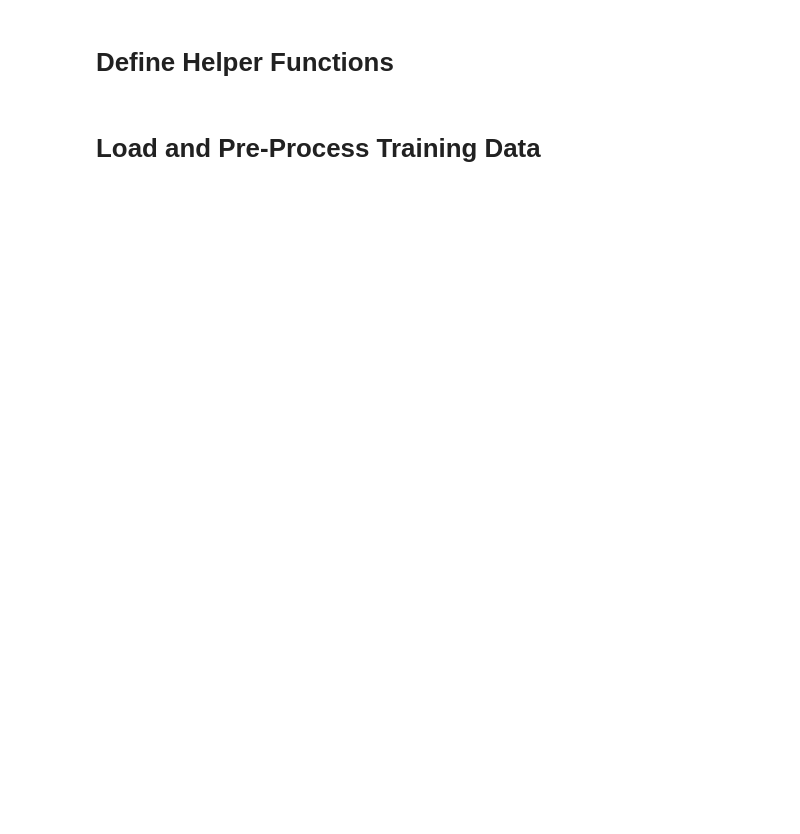
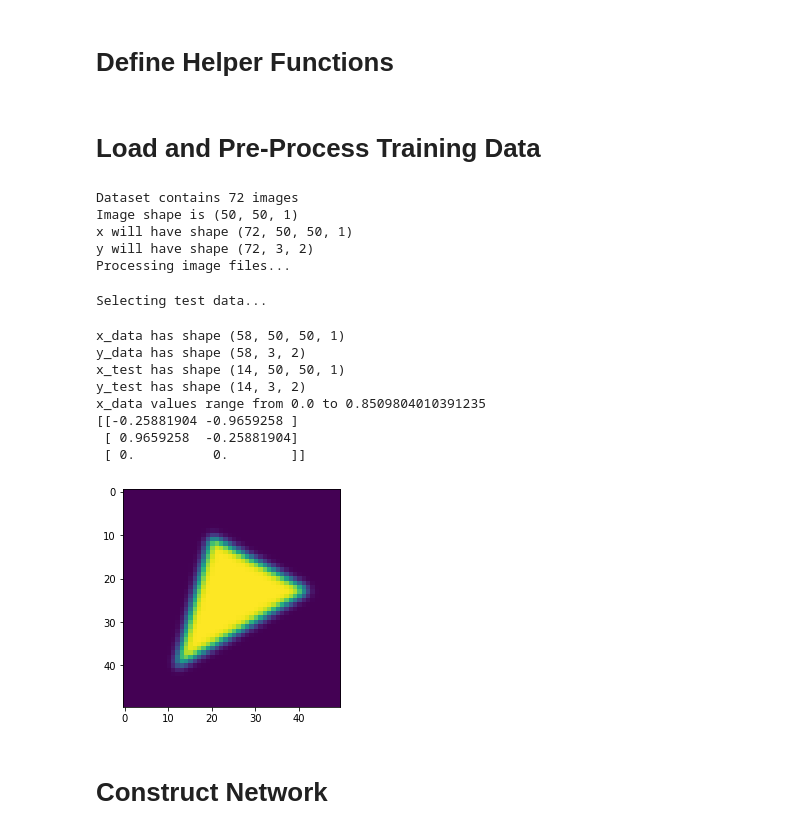
Before and after one commit to SEMOrientation/Y4ProjectNotebooks, a Jupyter notebook: 2D_Network.ipynb, the cells around one changed output. Saved outputs shown, nothing was run; the diff lists cells and outputs as text; code cells hidden in the pictures; blank space fills up the shorter version.

```diff
--- a/2D_Network.ipynb
+++ b/2D_Network.ipynb
@@ -29,35 +36,78 @@ def from_6D_to_SO3(D6):
 # Load and Pre-Process Training Data
 # %%
 import os
+import random
 import numpy as np
 from scipy.spatial.transform import Rotation as R
 from PIL import Image, ImageFilter
 from tqdm.notebook import tqdm
 from matplotlib import pyplot as plt
 
+random.seed(0)
+
 D6_SHAPE = (3, 2)
+RESIZE_SHAPE = (50, 50)
 
-GAUSS_RADIUS = 3
+GAUSS_RADIUS = 1
 image_filter = ImageFilter.GaussianBlur(radius=GAUSS_RADIUS)
 
-image_files = sorted(os.listdir(DATASET_DIR))
+image_files = os.listdir(DATASET_DIR)
 total_images = len(image_files)
 print(f"Dataset contains {total_images} images")
 if total_images == 0:
   raise ValueError("dataset has no images")
 
-image_shape = Image.open(os.path.join(DATASET_DIR, image_files[0])).size
+# image_shape = Image.open(os.path.join(DATASET_DIR, image_files[0])).size
+image_shape = RESIZE_SHAPE + (1,)
 print(f"Image shape is {image_shape}")
-x_data = np.zeros((total_images,) + image_shape)
-y_data = np.zeros((total_images,) + D6_SHAPE)
+x_data = np.zeros((total_images,) + image_shape, dtype="float32")
+y_data = np.zeros((total_images,) + D6_SHAPE, dtype="float32")
 print(f"x will have shape {x_data.shape}")
 print(f"y will have shape {y_data.shape}")
+print("Processing image files...")
 for i, imf in tqdm(enumerate(image_files), total=total_images):
   im = Image.open(os.path.join(DATASET_DIR, imf)).convert("L")
+  im = im.resize(RESIZE_SHAPE)
   im = im.filter(image_filter)
-  x_data[i,:,:] = np.array(im)
+  x_data[i,:,:] = np.array(im).reshape(image_shape)/255
   angle = float(os.path.splitext(imf)[0])
   y_data[i,:,:] = from_SO3_to_6D(R.from_euler("zyx", (angle, 0, 0), True).as_matrix())
 
-plt.imshow(x_data[0,:,:])
+# take 20% of the images as test data
+total_test_images = int(0.2*total_images)
+x_test = np.zeros((total_test_images,) + image_shape)
+y_test = np.zeros((total_test_images,) + D6_SHAPE)
+print("Selecting test data...")
+for i in tqdm(range(total_test_images)):
+  r = random.randrange(x_data.shape[0])
+  x_test[i] = x_data[r]
+  x_data = np.delete(x_data, r, 0)
+  y_test[i] = y_data[r]
+  y_data = np.delete(y_data, r, 0)
+print(f"x_data has shape {x_data.shape}")
+print(f"y_data has shape {y_data.shape}")
+print(f"x_test has shape {x_test.shape}")
+print(f"y_test has shape {y_test.shape}")
+
+print(f"x_data values range from {np.min(x_data)} to {np.max(x_data)}")
+
+plt.imshow(x_data[0,:,:].reshape(RESIZE_SHAPE))
 print(y_data[0,:,:])
+# %% [output]
+Dataset contains 72 images
+Image shape is (50, 50, 1)
+x will have shape (72, 50, 50, 1)
+y will have shape (72, 3, 2)
+Processing image files...
+Selecting test data...
+x_data has shape (58, 50, 50, 1)
+y_data has shape (58, 3, 2)
+x_test has shape (14, 50, 50, 1)
+y_test has shape (14, 3, 2)
+x_data values range from 0.0 to 0.8509804010391235
+[[-0.25881904 -0.9659258 ]
+ [ 0.9659258  -0.25881904]
+ [ 0.          0.        ]]
+[figure, added]
+# %% [markdown]
+# Construct Network
```
Also changed, not shown: parts of 8 cells of this notebook.
